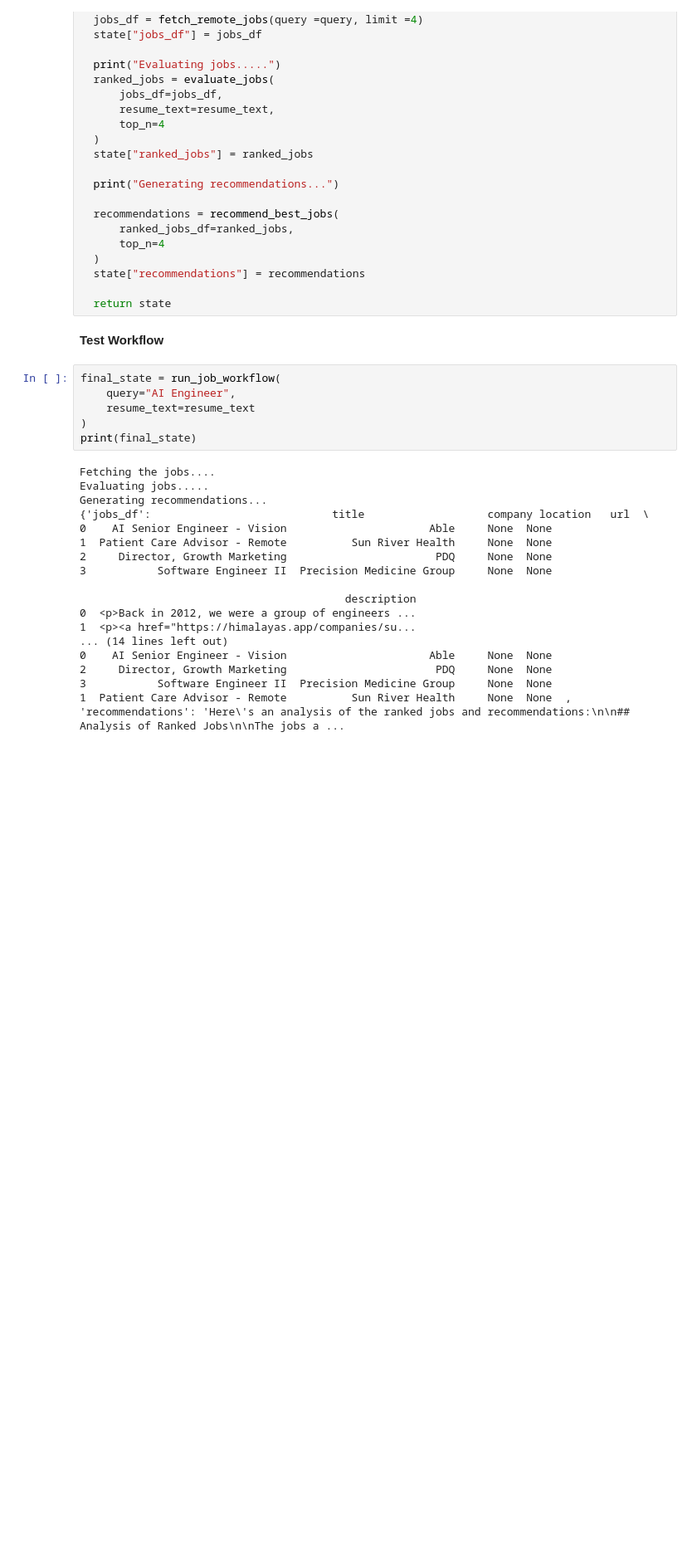
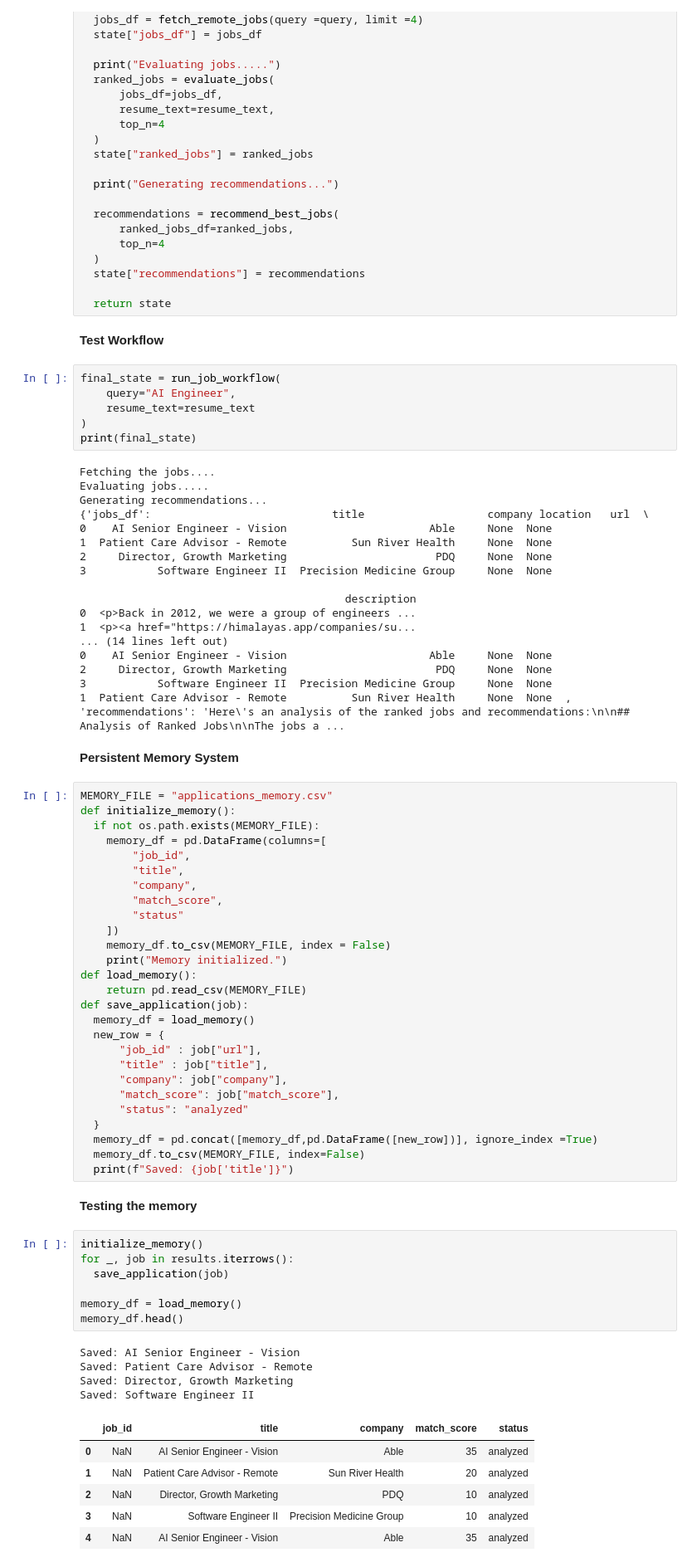
Before and after one commit to TanyaGandhi/autonomous-ai-job-hunter, a Jupyter notebook: ai_job_hunter_v1.ipynb, the cells around one changed output. Shown at 83% size. Cells and saved outputs as stored; diff of their text form; blank space fills up the shorter version.

Commit message:
Add persistent application memory system

```diff
--- a/ai_job_hunter_v1.ipynb
+++ b/ai_job_hunter_v1.ipynb
@@ -428,3 +428,52 @@ Generating recommendations...
 2     Director, Growth Marketing                       PDQ     None  None
 3           Software Engineer II  Precision Medicine Group     None  None
 1  Patient Care Advisor - Remote          Sun River Health     None  None  , 'recommendations': 'Here\'s an analysis of the ranked jobs and recommendations:\n\n## Analysis of Ranked Jobs\n\nThe jobs a ...
+# %% [markdown]
+**Persistent Memory System**
+# %%
+MEMORY_FILE = "applications_memory.csv"
+def initialize_memory():
+  if not os.path.exists(MEMORY_FILE):
+    memory_df = pd.DataFrame(columns=[
+        "job_id",
+        "title",
+        "company",
+        "match_score",
+        "status"
+    ])
+    memory_df.to_csv(MEMORY_FILE, index = False)
+    print("Memory initialized.")
+def load_memory():
+    return pd.read_csv(MEMORY_FILE)
+def save_application(job):
+  memory_df = load_memory()
+  new_row = {
+      "job_id" : job["url"],
+      "title" : job["title"],
+      "company": job["company"],
+      "match_score": job["match_score"],
+      "status": "analyzed"
+  }
+  memory_df = pd.concat([memory_df,pd.DataFrame([new_row])], ignore_index =True)
+  memory_df.to_csv(MEMORY_FILE, index=False)
+  print(f"Saved: {job['title']}")
+# %% [markdown]
+**Testing the memory**
+# %%
+initialize_memory()
+for _, job in results.iterrows():
+  save_application(job)
+
+memory_df = load_memory()
+memory_df.head()
+# %% [output]
+Saved: AI Senior Engineer - Vision
+Saved: Patient Care Advisor - Remote
+Saved: Director, Growth Marketing
+Saved: Software Engineer II
+|  | job_id | title | company | match_score | status |
+| 0 | NaN | AI Senior Engineer - Vision | Able | 35 | analyzed |
+| 1 | NaN | Patient Care Advisor - Remote | Sun River Health | 20 | analyzed |
+| 2 | NaN | Director, Growth Marketing | PDQ | 10 | analyzed |
+| 3 | NaN | Software Engineer II | Precision Medicine Group | 10 | analyzed |
+| 4 | NaN | AI Senior Engineer - Vision | Able | 35 | analyzed |
```
